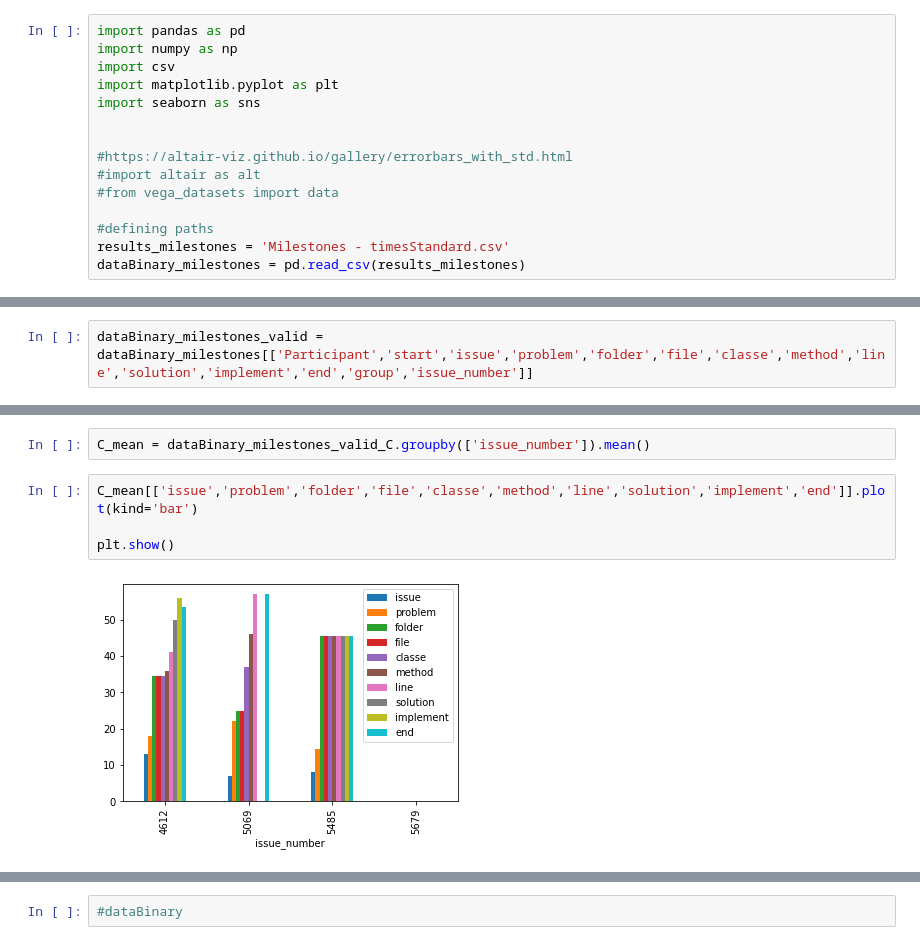
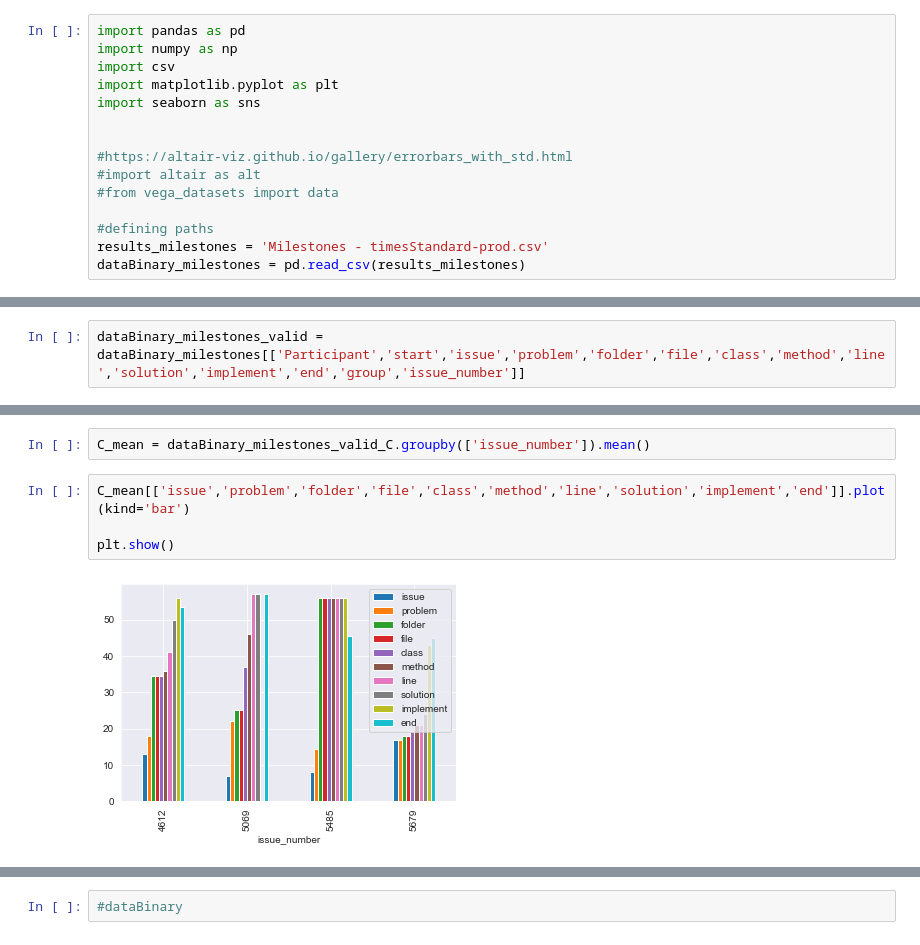
Before and after one commit to fabiojavamarcos/MilestonesExperiments, a Jupyter notebook: Analysis_MilestonesExperiments.ipynb, the cells around one changed output, grey strips where cells are left out. Cells and saved outputs as stored; diff of their text form.

```diff
--- a/Analysis_MilestonesExperiments.ipynb
+++ b/Analysis_MilestonesExperiments.ipynb
@@ -11,7 +11,7 @@ import seaborn as sns
 #from vega_datasets import data
 
 #defining paths
-results_milestones = 'Milestones - timesStandard.csv'
+results_milestones = 'Milestones - timesStandard-prod.csv'
 dataBinary_milestones = pd.read_csv(results_milestones)
 # %%
 dataBinary_milestones
@@ -35,7 +36,7 @@ dataBinary_milestones
 # %%
 #checking if I have to remove the NaN. Removing jk2396 to calculate the 'method' mean
 # %%
-dataBinary_milestones_valid = dataBinary_milestones[['Participant','start','issue','problem','folder','file','classe','method','line','solution','implement','end','group','issue_number']]
+dataBinary_milestones_valid = dataBinary_milestones[['Participant','start','issue','problem','folder','file','class','method','line','solution','implement','end','group','issue_number']]
 # %%
 dataBinary_milestones_valid.drop(dataBinary_milestones_valid[dataBinary_milestones_valid['Participant'] == 'ap3535@nau.edu'].index, inplace = True)
 # %% [output]
@@ -175,11 +176,11 @@ plt.show()
 # %%
 C_mean = dataBinary_milestones_valid_C.groupby(['issue_number']).mean()
 # %%
-C_mean[['issue','problem','folder','file','classe','method','line','solution','implement','end']].plot(kind='bar')
+C_mean[['issue','problem','folder','file','class','method','line','solution','implement','end']].plot(kind='bar')
 
 plt.show()
 # %% [output]
-[figure, old version]
+[figure, new version]
 # %%
 T_mean[['issue','problem']].plot(kind='bar')
 C_mean[['issue','problem']].plot(kind='bar')
```
Also changed, not shown: parts of 27 cells of this notebook, 2 other files.
